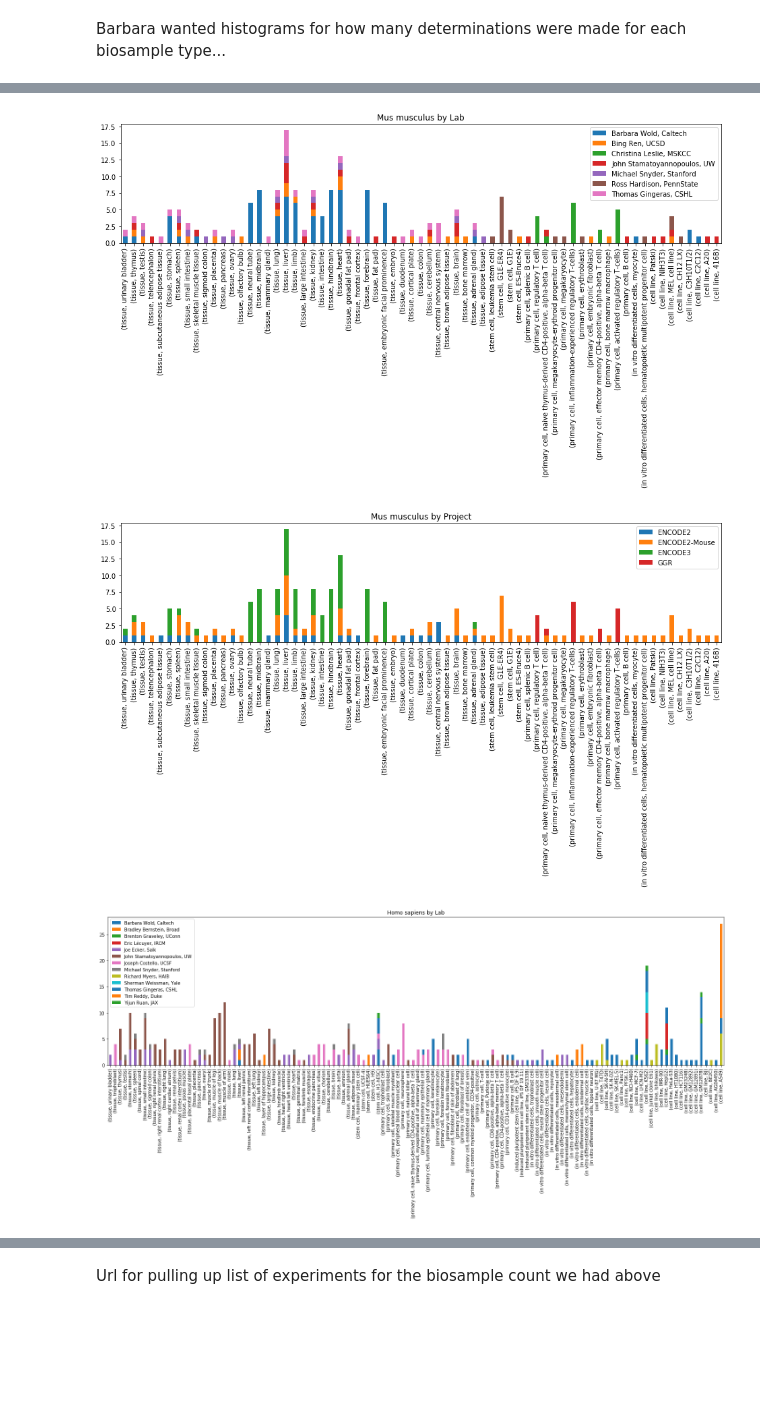
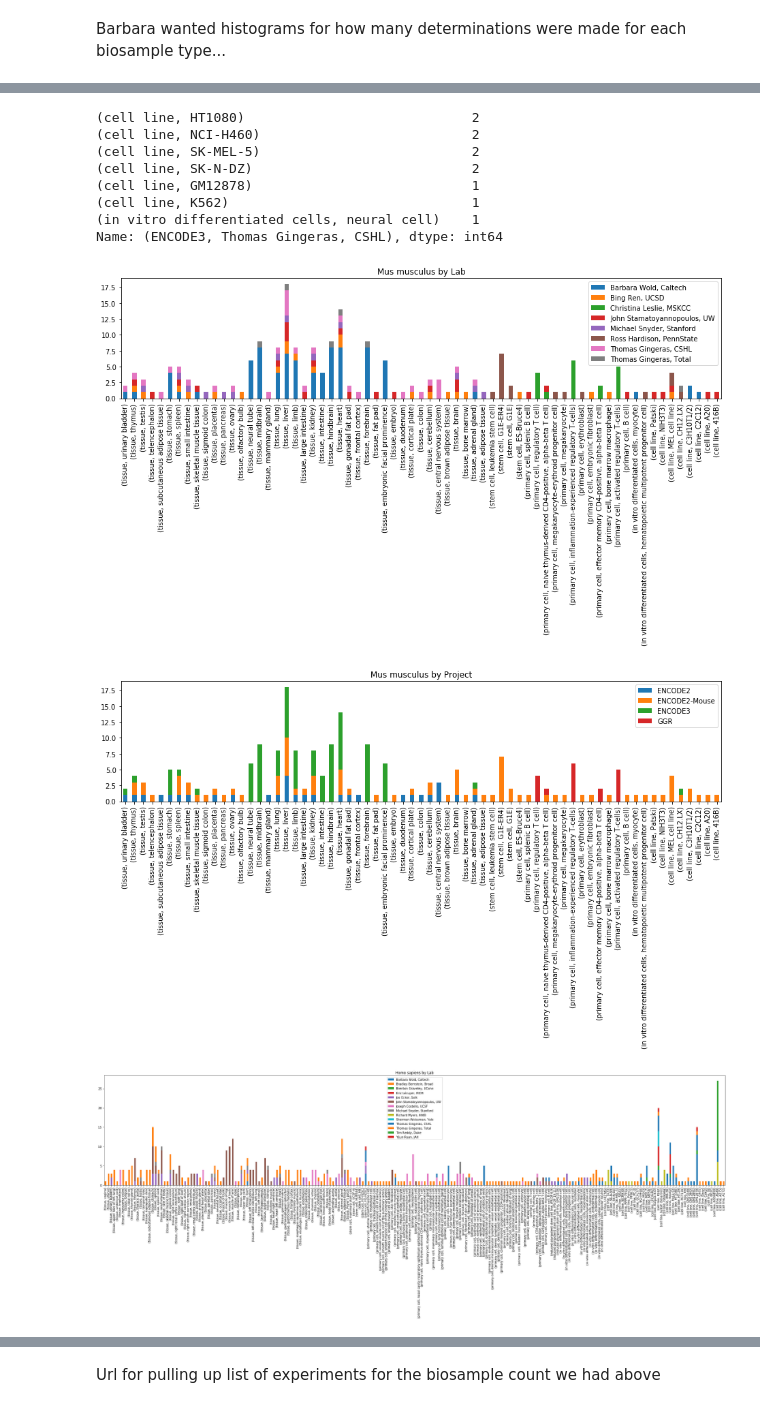
Before and after one commit to detrout/encode4-curation, a Jupyter notebook: determination_histograms.ipynb, the cells around one changed output, grey strips where cells are left out. Cells and saved outputs as stored; diff of their text form; code cells hidden in the pictures; blank space fills up the shorter version.

Commit message:
share biosample type plots

```diff
--- a/determination_histograms.ipynb
+++ b/determination_histograms.ipynb
@@ -39,6 +41,18 @@ def get_biosample_counts(server, species, rfa, lab, assay='polyA+RNA-seq'):
     s = pandas.Series(counts, index=biosamples)
     s.name = (rfa, lab)
     return s
+# %%
+counts = get_biosample_counts(server, 'Homo sapiens', 'ENCODE3', 'Thomas Gingeras, CSHL')
+counts
+# %% [output]
+(cell line, HT1080)                             2
+(cell line, NCI-H460)                           2
+(cell line, SK-MEL-5)                           2
+(cell line, SK-N-DZ)                            2
+(cell line, GM12878)                            1
+(cell line, K562)                               1
+(in vitro differentiated cells, neural cell)    1
+Name: (ENCODE3, Thomas Gingeras, CSHL), dtype: int64
 # %%
 def make_matrix(species):
     server = ENCODED('www.encodeproject.org')
@@ -54,7 +68,8 @@ def make_matrix(species):
                          'Yijun Ruan, JAX']
     }
 
-    rfas = ['ENCODE2', 'ENCODE2-Mouse', 'ENCODE3', 'ENCODE4', 'Roadmap', 'modENCODE', 'modERN', 'GGR', 'community']
+    rfas = ['ENCODE2', 'ENCODE2-Mouse', 'ENCODE3', 'ENCODE4', 'Roadmap', 'GGR',]
+            #'modENCODE', 'modERN', 'community']  # these aren't used for our species of interest
 
     biosamples = []
     for rfa in rfas:
@@ -62,6 +77,11 @@ def make_matrix(species):
             counts = get_biosample_counts(server, species, rfa, lab)
             if counts.sum() > 0:
                 biosamples.append(counts)
+            if lab == 'Thomas Gingeras, CSHL' and rfa  == 'ENCODE3':
+                total_rna = get_biosample_counts(server, species, rfa, lab, 'total+RNA-seq')
+                total_rna.name = ('ENCODE3', 'Thomas Gingeras, Total')
+                if total_rna.sum() > 0:
+                    biosamples.append(total_rna)
 
     try:
         determinations = pandas.DataFrame({x.name: x for x in biosamples})
@@ -82,17 +102,17 @@ a = mouse.groupby(axis=1, level=1).sum().\
     reindex(reversed(mouse.index)).\
     plot(kind='bar', stacked=True, figsize=(13,8), title='Mus musculus by Lab')
 a.figure.tight_layout()
-a.figure.savefig('mouse-by-lab.png')
+a.figure.savefig('determination_histograms_plots/mouse-by-lab.png')
 # %% [output]
-[figure, old version]
+[figure, new version]
 # %%
 a = mouse.groupby(axis=1, level=0).sum().\
     reindex(reversed(mouse.index)).\
     plot(kind='bar', stacked=True, figsize=(13,8), title='Mus musculus by Project')
 a.figure.tight_layout()
-a.figure.savefig('mouse-by-project.png')
+a.figure.savefig('determination_histograms_plots/mouse-by-project.png')
 # %% [output]
-[figure, old version]
+[figure, new version]
 # %%
 human_filename = 'human_determinations.pkl'
 if not os.path.exists(human_filename):
@@ -103,11 +123,11 @@ else:
 # %%
 a = human.groupby(axis=1, level=1).\
     sum().reindex(reversed(human.index)).\
-    plot(kind='bar', stacked=True, figsize=(20,10), title='Homo sapiens by Lab')
+    plot(kind='bar', stacked=True, figsize=(30,12), title='Homo sapiens by Lab')
 a.figure.tight_layout()
-a.figure.savefig('human-by-lab.png')
+a.figure.savefig('determination_histograms_plots/human-by-lab.png')
 # %% [output]
-[figure, old version]
+[figure, new version]
 # %%
 a = human.groupby(axis=1, level=0).sum().\
     reindex(reversed(human.index)).\
```
Also changed, not shown: parts of 2 cells of this notebook, 5 other files.
